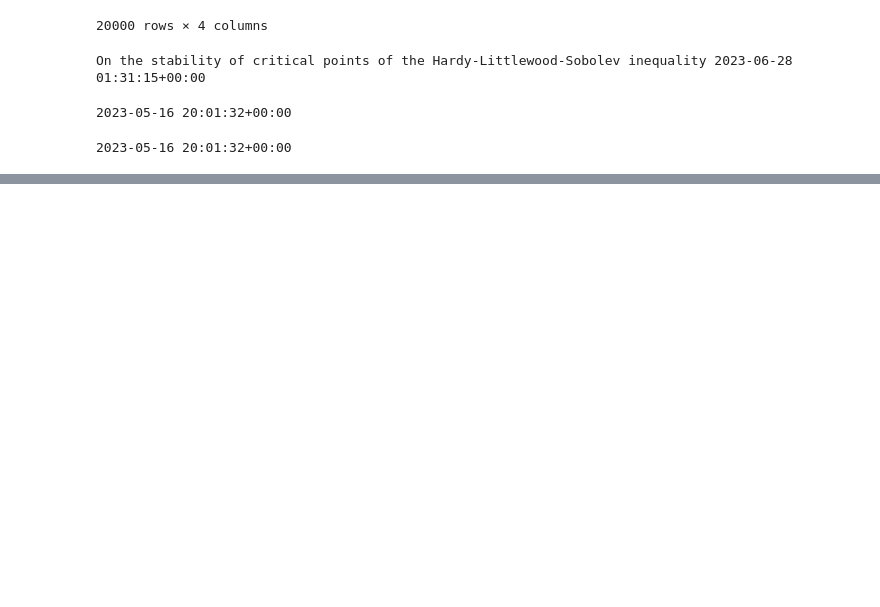
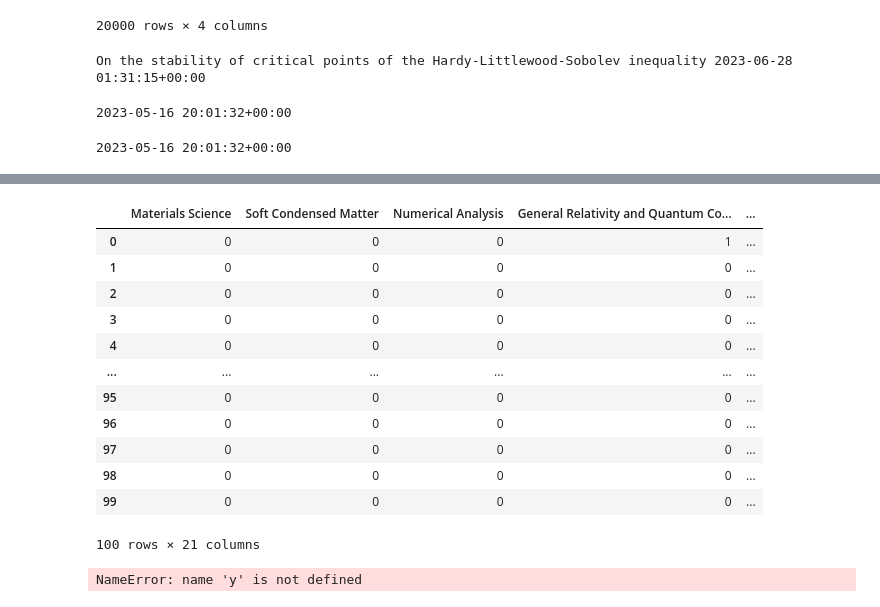
Before and after one commit to Michael-Geis/Fritz, a Jupyter notebook: collection.ipynb, the cells around one changed output, grey strips where cells are left out. Drawn from its saved outputs; the diff is of its cells as text; code cells hidden in the pictures; blank space fills up the shorter version.

Commit message:
updated load_from_query in data_storage, added to data cleaning

```diff
--- a/collection.ipynb
+++ b/collection.ipynb
@@ -670,0 +690,4 @@ print(last.updated)
+# %%
+data = ArXivData()
+# %%
+data.load_from_query(query="cat:math.AP", max_results=100, raw=True)
@@ -670,0 +710,3 @@ print(last.updated)
+# %%
+data.load_from_query(query="cat:math.AP", max_results=100)
+data.metadata
@@ -670,0 +727,16 @@ print(last.updated)
+# %%
+data.arxiv_subjects
+# %% [output]
+|  | Materials Science | Soft Condensed Matter | Numerical Analysis | General Relativity and Quantum Co... | ... |
+| 0 | 0 | 0 | 0 | 1 | ... |
+| 1 | 0 | 0 | 0 | 0 | ... |
+| 2 | 0 | 0 | 0 | 0 | ... |
+| 3 | 0 | 0 | 0 | 0 | ... |
+| 4 | 0 | 0 | 0 | 0 | ... |
+| ... | ... | ... | ... | ... | ... |
+| 95 | 0 | 0 | 0 | 0 | ... |
+| 96 | 0 | 0 | 0 | 0 | ... |
+| 97 | 0 | 0 | 0 | 0 | ... |
+| 98 | 0 | 0 | 0 | 0 | ... |
+| 99 | 0 | 0 | 0 | 0 | ... |
+100 rows × 21 columns
@@ -670,0 +748,4 @@ print(last.updated)
+# %%
+y
+# %% [output]
+NameError: name 'y' is not defined
```
Also changed, not shown: parts of 37 cells of this notebook, 2 other files.
